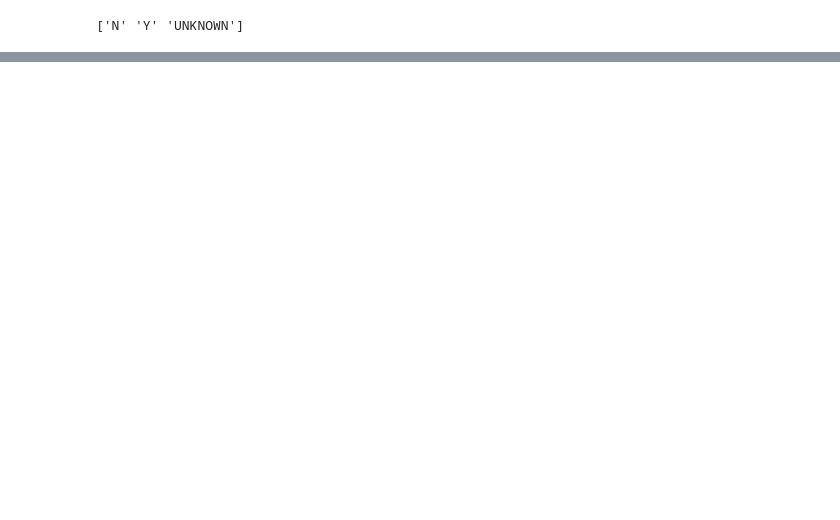
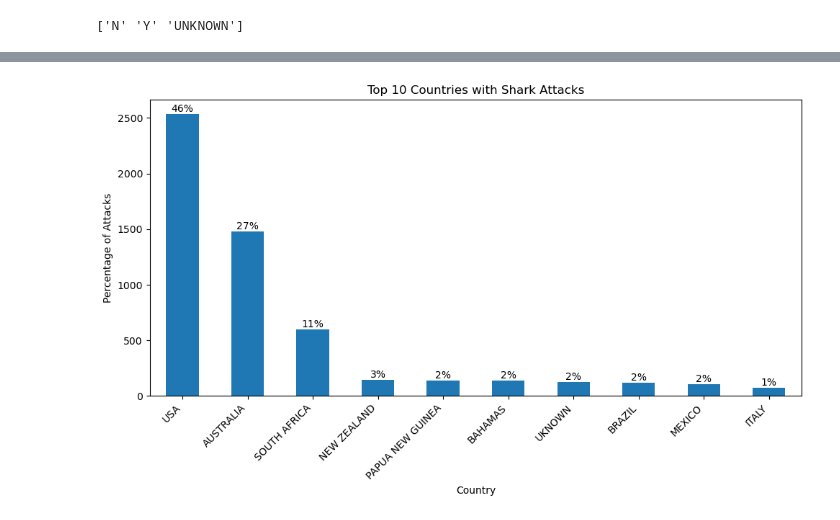
Before and after one commit to DarceeAnne/shark_attack_insurance_project, a Jupyter notebook: Quest_sharks.ipynb, the cells around one changed output, grey strips where cells are left out. Cells and saved outputs as stored; diff of their text form; code cells hidden in the pictures; blank space fills up the shorter version.

```diff
--- a/Quest_sharks.ipynb
+++ b/Quest_sharks.ipynb
@@ -388,0 +522,28 @@ time - maybe cleaned
+# %%
+
+import matplotlib.pyplot as plt
+
+# Country counts
+country_counts = sharks_df['Country'].value_counts().head(10)  # Consider only the top 10 countries
+total_attacks = country_counts.sum()
+
+# Calculate percentages and round to whole numbers
+percentages = (country_counts / total_attacks) * 100
+percentages = percentages.round()
+
+# Plotting
+plt.figure(figsize=(10, 6))
+bars = country_counts.plot(kind='bar')
+plt.title('Top 10 Countries with Shark Attacks')
+plt.xlabel('Country')
+plt.ylabel('Percentage of Attacks')
+plt.xticks(rotation=45, ha='right')
+
+# Adding data callouts as percentage
+for i, percent in enumerate(percentages):
+    plt.annotate(f'{percent:.0f}%', xy=(i, country_counts[i]), ha='center', va='bottom')
+
+plt.tight_layout()
+plt.show()
+# %% [output]
+[figure, added]
```
Also changed, not shown: parts of 16 cells of this notebook, 1 other file.
